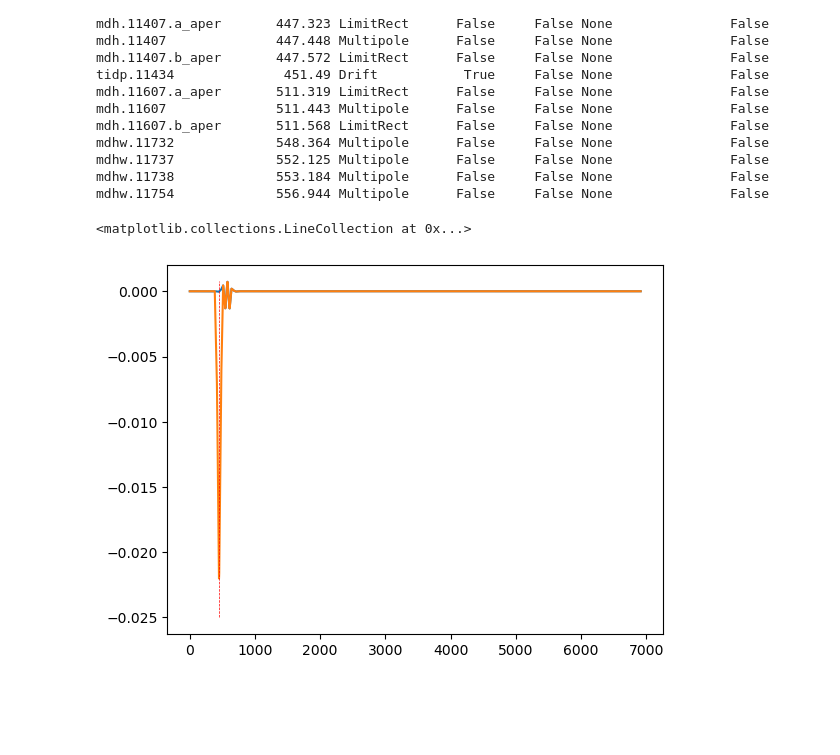
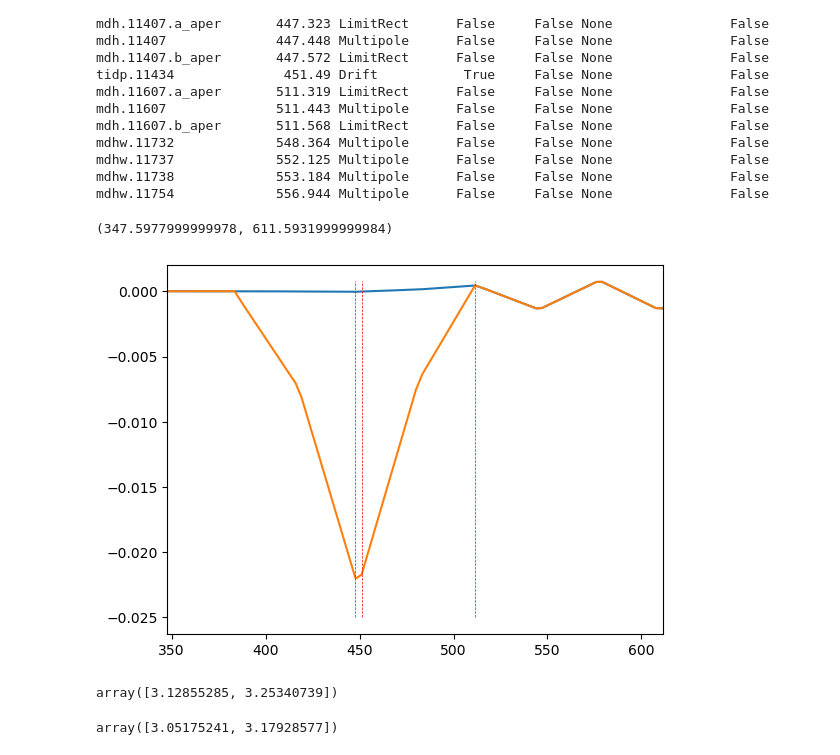
Before and after one commit to lisepauwels/sps_simulations, a Jupyter notebook: MD_analysis/bump_simulation_test.ipynb, the cells around one changed output. Saved outputs shown, nothing was run; the diff lists cells and outputs as text; code cells hidden in the pictures; blank space fills up the shorter version.

```diff
--- a/MD_analysis/bump_simulation_test.ipynb
+++ b/MD_analysis/bump_simulation_test.ipynb
@@ -104,10 +104,20 @@ tw2 = line.twiss()
 # %%
 plt.figure()
 plt.plot(tw.s, tw.x)
 plt.plot(tw_after.s, tw_after.x)
-plt.vlines(s_start_tidp, -0.025, 0.00075, color='r', linestyle='--', lw=0.5)
-#plt.xlim(s_start_tidp-100, s_start_tidp+200)
+plt.vlines([tw2.rows['bph.11408..0'].s, tw2.rows['tidp.11434'].s, tw2.rows['bph.11608..0'].s], -0.025, 0.00075, color='r', linestyle='--', lw=0.5)
+# plt.vlines(tw2.rows['bph.11408..0'], -0.025, 0.00075, color='g', linestyle='--', lw=0.5)
+# plt.vlines(tw2.rows['bph.11608..0'], -0.025, 0.00075, color='g', linestyle='--', lw=0.5)
+plt.xlim(tw2.rows['bph.11408..0'].s-100, tw2.rows['bph.11608..0'].s+100)
 #plt.ylim(-0.00015,0.001)
 # %% [output]
-<matplotlib.collections.LineCollection at 0x...>
+(347.5977999999978, 611.5931999999984)
-[figure, old version]
+[figure, new version]
+# %%
+tw_after.rows[['tidp.11434', 'bph.11408..0']].dx
+# %% [output]
+array([3.12855285, 3.25340739])
+# %%
+tw.rows[['tidp.11434', 'bph.11408..0']].dx
+# %% [output]
+array([3.05175241, 3.17928577])
```
Also changed, not shown: 1 other file.
